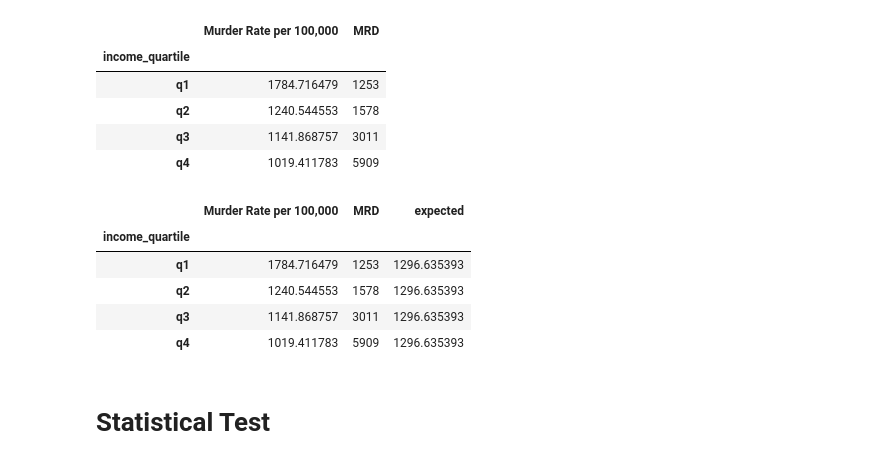
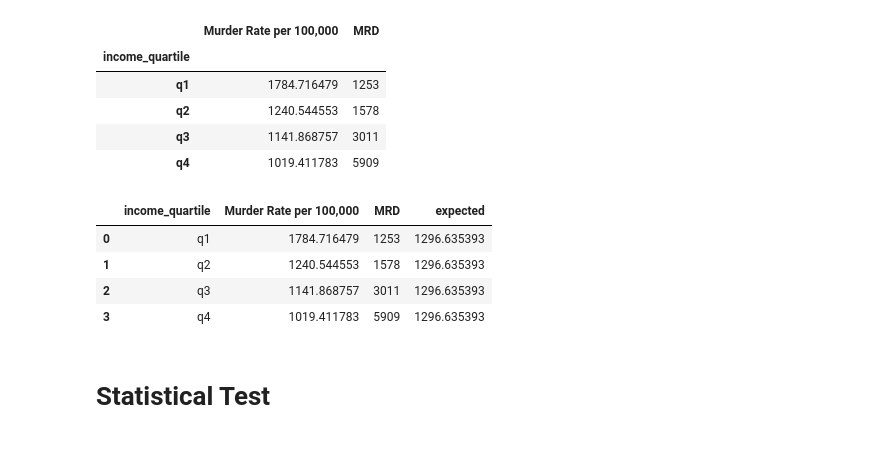
Before and after one commit to jstetter/project-1, a Jupyter notebook: project_1.ipynb, the cells around one changed output. Cells and saved outputs as stored; diff of their text form; code cells hidden in the pictures.

```diff
--- a/project_1.ipynb
+++ b/project_1.ipynb
@@ -151,14 +145,14 @@ test_df
 | q4 | 1019.411783 | 5909 |
 # %%
 test_df['expected'] = sum(test_df['Murder Rate per 100,000'])/4
+test_df = test_df.reset_index()
 test_df
 # %% [output]
-|  | Murder Rate per 100,000 | MRD | expected |
-| income_quartile |  |  |  |
-| q1 | 1784.716479 | 1253 | 1296.635393 |
-| q2 | 1240.544553 | 1578 | 1296.635393 |
-| q3 | 1141.868757 | 3011 | 1296.635393 |
-| q4 | 1019.411783 | 5909 | 1296.635393 |
+|  | income_quartile | Murder Rate per 100,000 | MRD | expected |
+| 0 | q1 | 1784.716479 | 1253 | 1296.635393 |
+| 1 | q2 | 1240.544553 | 1578 | 1296.635393 |
+| 2 | q3 | 1141.868757 | 3011 | 1296.635393 |
+| 3 | q4 | 1019.411783 | 5909 | 1296.635393 |
 # %% [markdown]
 # Statistical Test
 # %% [markdown]
```
Also changed, not shown: parts of 12 cells of this notebook.
